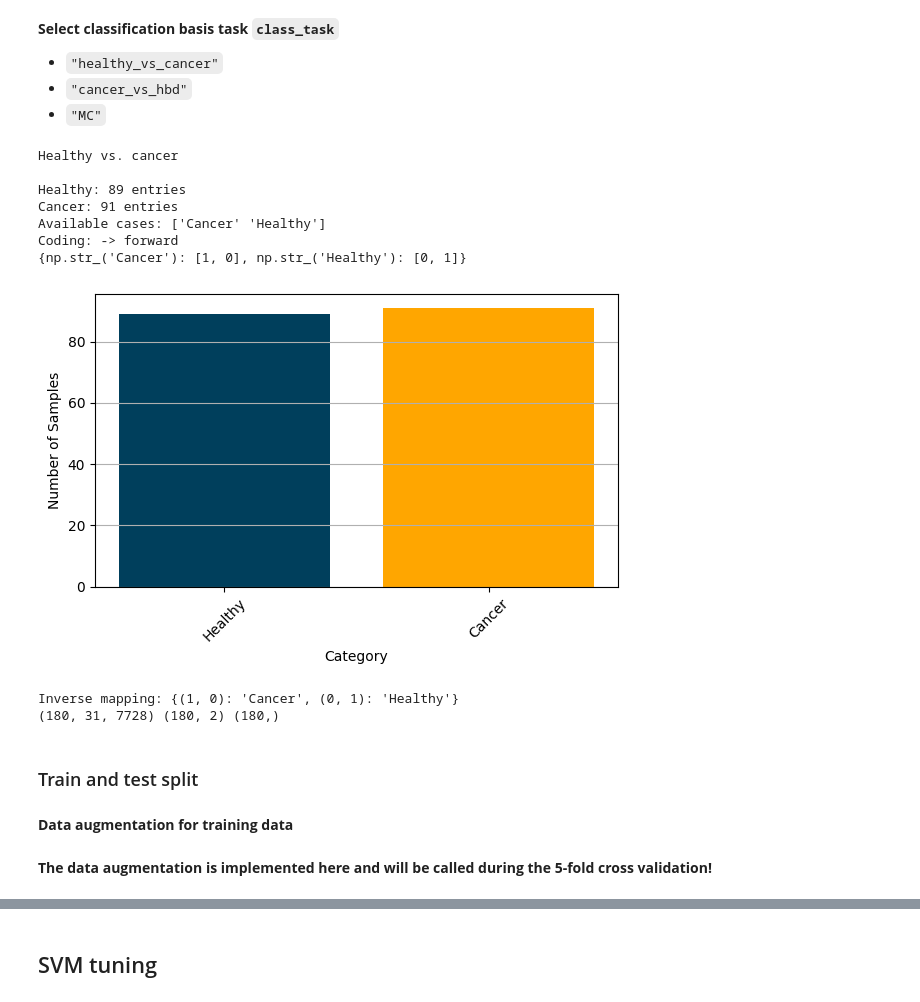
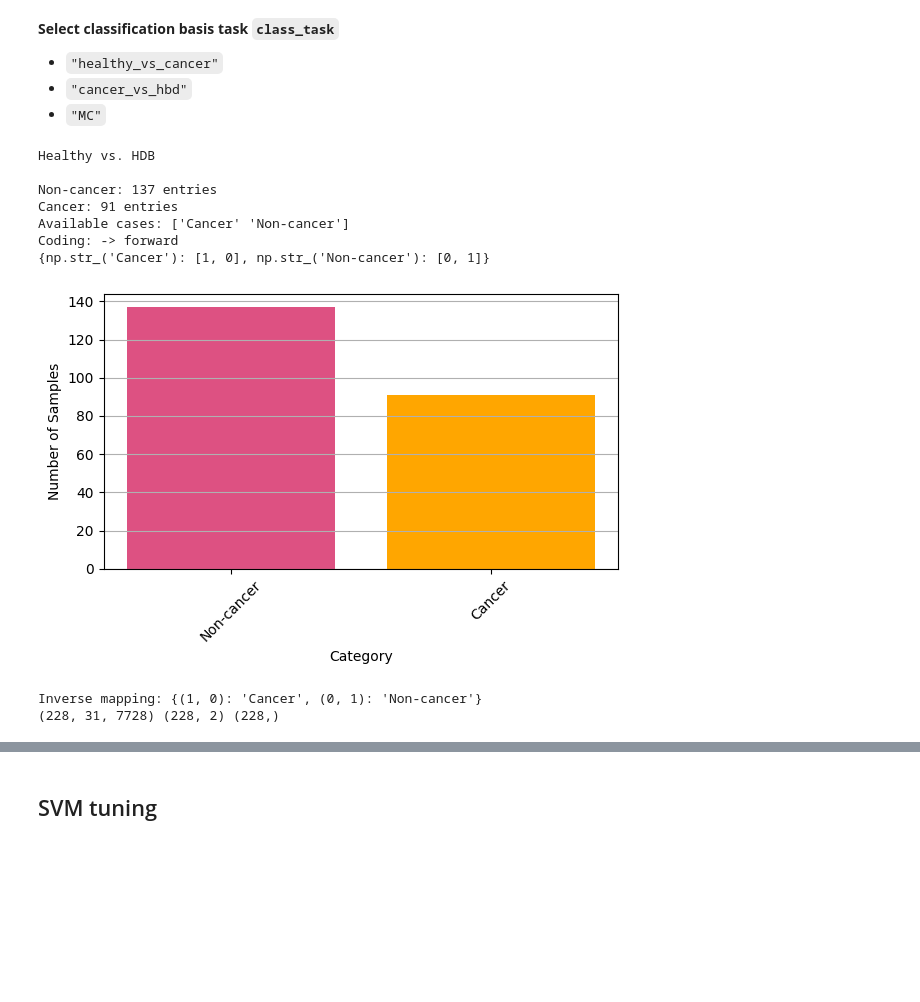
Before and after one commit to EITLabworks/IIVV-Evaluation, a Jupyter notebook: Model-and-parameter-tuning.ipynb, the cells around one changed output, grey strips where cells are left out. Cells and saved outputs as stored; diff of their text form; code cells hidden in the pictures; blank space fills up the shorter version.

```diff
--- a/Model-and-parameter-tuning.ipynb
+++ b/Model-and-parameter-tuning.ipynb
@@ -72,7 +72,7 @@ Remaining data samples: 229
 - `"MC"`
 # %%
 class_task = "healthy_vs_cancer"
-# class_task = "cancer_vs_hbd"
+class_task = "cancer_vs_hbd"
 # class_task = "MC"
 # %%
 if class_task == "healthy_vs_cancer":
@@ -82,44 +82,75 @@ if class_task == "healthy_vs_cancer":
     )
     labels = labels_healthy_vs_cancer[select_idx]
     Y, inverse_mapping = hot_coding(labels)
+    # for SVD kernel boundary
     Y_labels = np.argmax(Y, axis=1)
+    cp = {
+        1: "#003F5C",  # healthy
+        0: "#FFA600",  # cancer
+    }
+    cp_l = {
+        1: "healthy",  # healthy
+        0: "cancer",  # cancer
+    }
     target_num_augmentation = 150
 
 elif class_task == "cancer_vs_hbd":
     print("\nHealthy vs. HDB\n")
     select_idx = find_all_indices(
         labels_cancer_vs_hbd, ["Non-cancer", "Cancer"], split=False
     )
     labels = labels_cancer_vs_hbd[select_idx]
     Y, inverse_mapping = hot_coding(labels)
+    Y_labels = np.argmax(Y, axis=1)
+    cp = {
+        1: "#DD5182",  # non-cancer
+        0: "#FFA600",  # cancer
+    }
+    cp_l = {
+        1: "healthy",  # non-cancer
+        0: "cancer",  # cancer
+    }
     target_num_augmentation = 150
 
 elif class_task == "MC":
     print("\nMC\n")
     select_idx = find_all_indices(
         labels_MC,
         ["Healthy", "Cancer", "Mild dysplasia", "Severe dysplasia", "Benign"],
         split=False,
     )
     labels = labels_MC[select_idx]
     Y, inverse_mapping = hot_coding(labels)
+    Y_labels = np.argmax(Y, axis=1)
+    cp = {
+        0: "#58508D",  # Benign
+        1: "#FFA600",  # Cancer
+        2: "#003F5C",  # Healthy
+        3: "#BC5090",  # Mild dysplasia
+        4: "#FF6361",  # Severe dysplasia
+    }
+    cp_l = {
+        0: "Benign",
+        1: "Cancer",
+        2: "Healthy",
+        3: "Mild dysplasia",
+        4: "Severe dysplasia",
+    }
     target_num_augmentation = 100
 
 visualize_Category_hist(labels)
 Case = patient_no[select_idx]
 X = Zdata[select_idx, ...]
 print("\nInverse mapping:", inverse_mapping)
 print(X.shape, Y.shape, Case.shape)
 # %% [output]
-Healthy vs. cancer
+Healthy vs. HDB
 
-Healthy: 89 entries
+Non-cancer: 137 entries
 Cancer: 91 entries
-Available cases: ['Cancer' 'Healthy']
+Available cases: ['Cancer' 'Non-cancer']
 Coding: -> forward
-{np.str_('Cancer'): [1, 0], np.str_('Healthy'): [0, 1]}
+{np.str_('Cancer'): [1, 0], np.str_('Non-cancer'): [0, 1]}
-[figure, old version]
+[figure, new version]
-Inverse mapping: {(1, 0): 'Cancer', (0, 1): 'Healthy'}
-(180, 31, 7728) (180, 2) (180,)
+Inverse mapping: {(1, 0): 'Cancer', (0, 1): 'Non-cancer'}
+(228, 31, 7728) (228, 2) (228,)
-# %% [markdown]
-### Train and test split
@@ -160,2 +156,0 @@ folds = generate_folds(Case, n_folds, random_state)
-# %% [markdown]
-**Data augmentation for training data**
@@ -216,2 +156,0 @@ def data_augmentation(
-# %% [markdown]
-**The data augmentation is implemented here and will be called during the 5-fold cross validation!**
```
Also changed, not shown: parts of 37 cells of this notebook, 4 other files.
